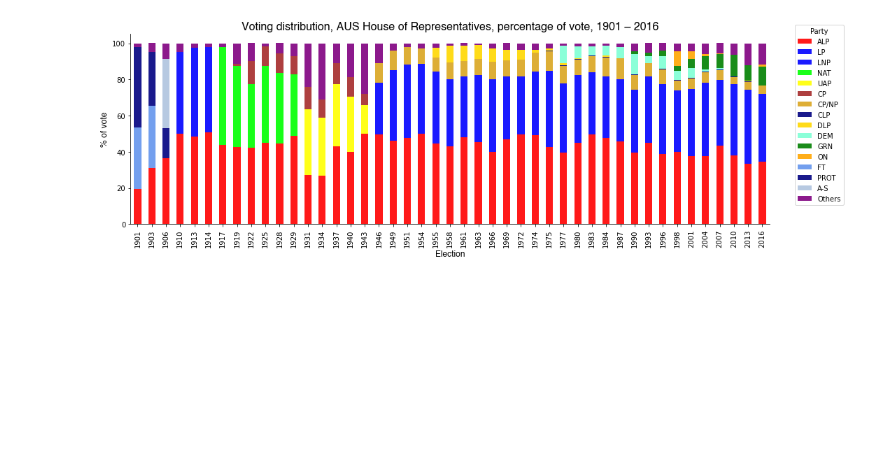
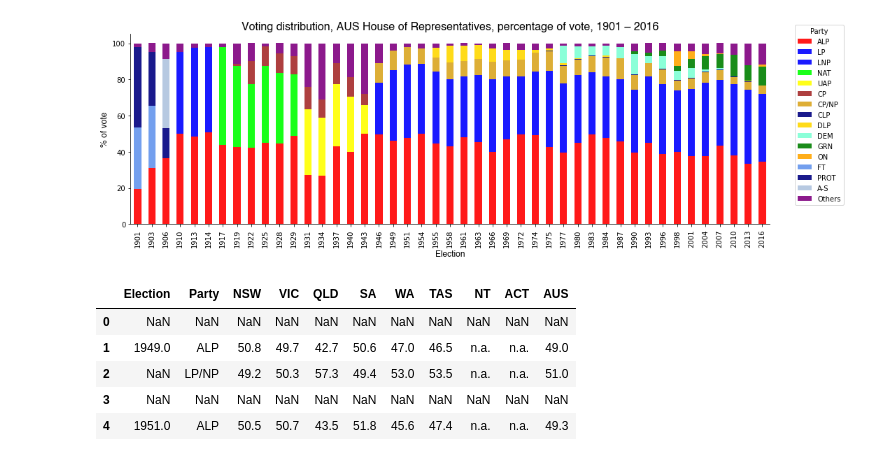
Before and after one commit to mnperic/australian-federal-elections, a Jupyter notebook: australian-federal-elections.ipynb, the cells around one changed output. Drawn from its saved outputs; the diff is of its cells as text; code cells hidden in the pictures; blank space fills up the shorter version.

```diff
--- a/australian-federal-elections.ipynb
+++ b/australian-federal-elections.ipynb
@@ -506,3 +506,15 @@ plt.savefig("/Users/minoperic/Data Analytics/Data Investigations/australian-fede
 plt.show()
 # %% [output]
 [figure]
+# %%
+# Load and preview dataset – TPP
+
+tpp_df = pd.read_csv('./Resources/TPP.csv')
+tpp_df.head()
+# %% [output]
+|  | Election | Party | NSW | VIC | QLD | SA | WA | TAS | NT | ACT | AUS |
+| 0 | NaN | NaN | NaN | NaN | NaN | NaN | NaN | NaN | NaN | NaN | NaN |
+| 1 | 1949.0 | ALP | 50.8 | 49.7 | 42.7 | 50.6 | 47.0 | 46.5 | n.a. | n.a. | 49.0 |
+| 2 | NaN | LP/NP | 49.2 | 50.3 | 57.3 | 49.4 | 53.0 | 53.5 | n.a. | n.a. | 51.0 |
+| 3 | NaN | NaN | NaN | NaN | NaN | NaN | NaN | NaN | NaN | NaN | NaN |
+| 4 | 1951.0 | ALP | 50.5 | 50.7 | 43.5 | 51.8 | 45.6 | 47.4 | n.a. | n.a. | 49.3 |
```
